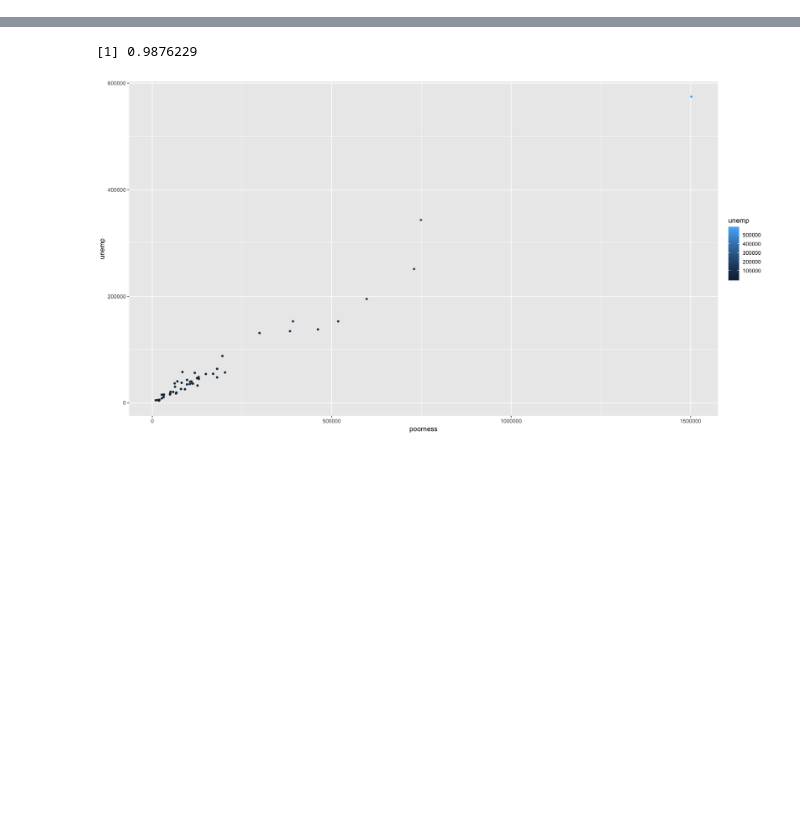
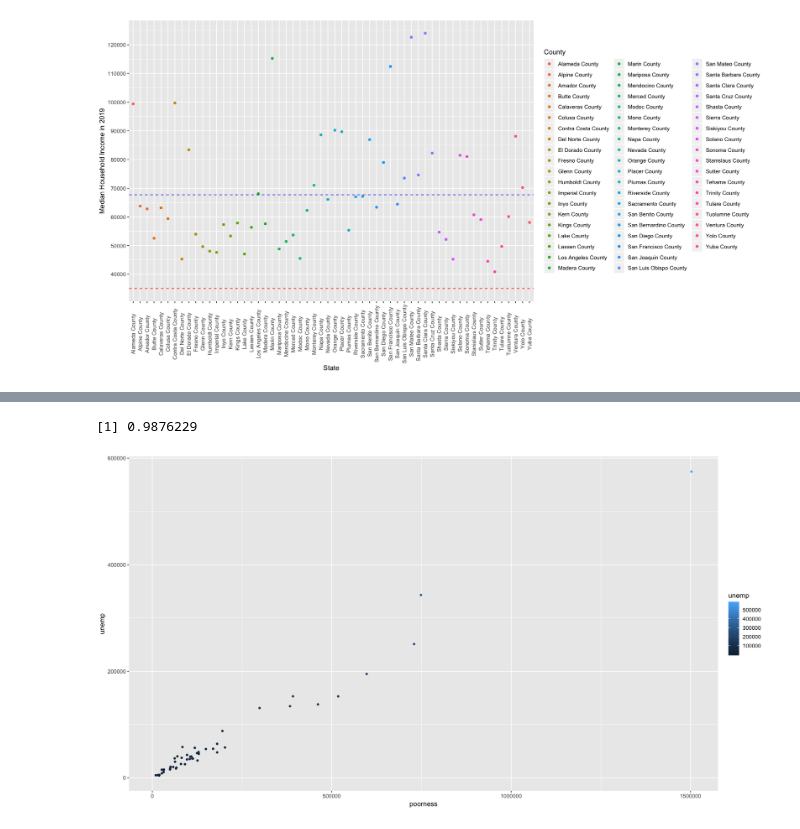
Before and after one commit to bamzie/DataSetPoverty, a Jupyter notebook: ResearchCode-Cali.ipynb, the cells around one changed output, grey strips where cells are left out. Saved outputs shown, nothing was run; the diff lists cells and outputs as text; code cells hidden in the pictures; blank space fills up the shorter version.

```diff
--- a/ResearchCode-Cali.ipynb
+++ b/ResearchCode-Cali.ipynb
@@ -51,56 +86,53 @@ Warning message in read.table("county_complete2.csv", sep = ",", header = TRUE):
 # %%
-#Household median incomes for the largest population in each state
-m = select(pop19, c('median_household_income_2010', 'median_household_income_2016',
-                'median_household_income_2017', 'median_household_income_2019'))
-
-# Create a column of just abbreviated state names
-names=c('AL','AK','AZ','AR','CA','CO','CT','DE','FL','GA','HI','ID','IL','IN','IA','KS',
-        'KY','LA','ME','MD','MA','MI','MN','MS','MO','MT','NE','NV','NH','NJ','NM','NY',
-        'NC','ND','OH','OK','OR','PA','RI','SC','SD','TN','TX','UT','VT','VA',
-        'WA','WV','WI','WY')
-
-#add abbreviated state names to dataframe
-row.names(m) = names
-m$States <- row.names(m)
-
 #To remove scientific notation
 options(scipen=10000)
 
-#Plot 2010 median household income
-plot1 <- ggplot(m, aes(m$States, m$median_household_income_2010,color=m$States)) +
-geom_point() + geom_hline(yintercept=44660, linetype="dashed", color = "red") +
-geom_hline(yintercept=67000, linetype="dashed", color = "blue") +
-xlab("State") +
-ylab("Median Household Income in 2010") + labs(color = "State") +
-scale_y_continuous(breaks=seq(0,120000,10000));
+house = select(ca, persons_per_household_2019)
+houseBar = colMeans(house)
+income = select(ca, median_household_income_2019)
+inBar = colMeans(income);
+
+povertLevel = 35000
+
+ca$update = ca_demo2019$under_age_18_poverty/ca$pop_2019
+
+caPov19 = select(ca, name, poverty_2019)
 
 
-#Plot 2016
-plot2 <- ggplot(m, aes(m$States, m$median_household_income_2016,color=m$States)) +
-geom_point() + geom_hline(yintercept=44660, linetype="dashed", color = "red") +
-geom_hline(yintercept=67000, linetype="dashed", color = "blue") +
+# Replacing the NA's to the mean of all the poverty levels under 18 in 2019
+caPov19$poverty_2019[is.na(caPov19$poverty_2019)] = 0
+xbar = mean(caPov19$poverty_2019)
+caPov19[caPov19 == 0] = xbar
+
+#Plot median household income for 2019
+plot2 <- ggplot(ca, aes(ca$name, ca$median_household_income_2019,color=ca$name)) +
+geom_point() + geom_hline(yintercept=povertLevel, linetype="dashed", color = "red") +
+theme(axis.text.x = element_text(angle = 90, vjust = 0.5)) +
+geom_hline(yintercept=inBar, linetype="dashed", color = "blue") +
 xlab("State") +
-ylab("Median Household Income in 2016") + labs(color = "State") +
+ylab("Median Household Income in 2019") + labs(color = "County") +
 scale_y_continuous(breaks=seq(0,120000,10000))
 
-#Plot 2017
-plot3 <- ggplot(m, aes(m$States, m$median_household_income_2017,color=m$States)) +
-geom_point() + geom_hline(yintercept=44660, linetype="dashed", color = "red") +
-geom_hline(yintercept=67000, linetype="dashed", color = "blue") +
-xlab("State") +
-ylab("Median Household Income in 2017") + labs(color = "State") +
-scale_y_continuous(breaks=seq(0,120000,10000))
+#Plot 2019 for California's % under 18 in poverty
+plot3 <- ggplot(ca, aes(ca$name, ca$update, fill='')) +
+geom_histogram(color="steelblue", alpha=0.6, stat = 'identity') +
+scale_fill_manual(values=c("#69b3a2")) +
+theme(axis.text.x = element_text(angle = 90, vjust = 0.5)) +
+xlab("County") +
+ylab("Percentage of Poverty Under 18") + labs(color = "County") +
+scale_y_continuous(breaks=seq(0,100))
 
-#Plot 2019
-plot4 <- ggplot(m, aes(m$States, m$median_household_income_2019,color=m$States)) +
-geom_point() + geom_hline(yintercept=44660, linetype="dashed", color = "red") +
-geom_hline(yintercept=67000, linetype="dashed", color = "blue") +
+#Histogram of % of population that are in poverty (by county)
+plot4 <- ggplot(caPov19, aes(caPov19$name, caPov19$poverty_2019,fill = '')) +
+geom_histogram(color="steelblue", alpha=0.6, stat = 'identity') +
+scale_fill_manual(values=c("darkorchid1")) +
+theme(axis.text.x = element_text(angle = 90, vjust = 0.5)) +
 xlab("State") +
 ylab("Median Household Income in 2019") + labs(color = "State") +
 scale_y_continuous(breaks=seq(0,120000,10000))
 
 # Plotting all plots
-# plot1;
-# plot2;
-# plot3;
-# plot4;
+plot2;
+plot3;
+plot4;
+# %% [output]
@@ -106,0 +142 @@ scale_y_continuous(breaks=seq(0,120000,10000))
+[figure, added]
```
Also changed, not shown: parts of 7 cells of this notebook, 1 other file.
